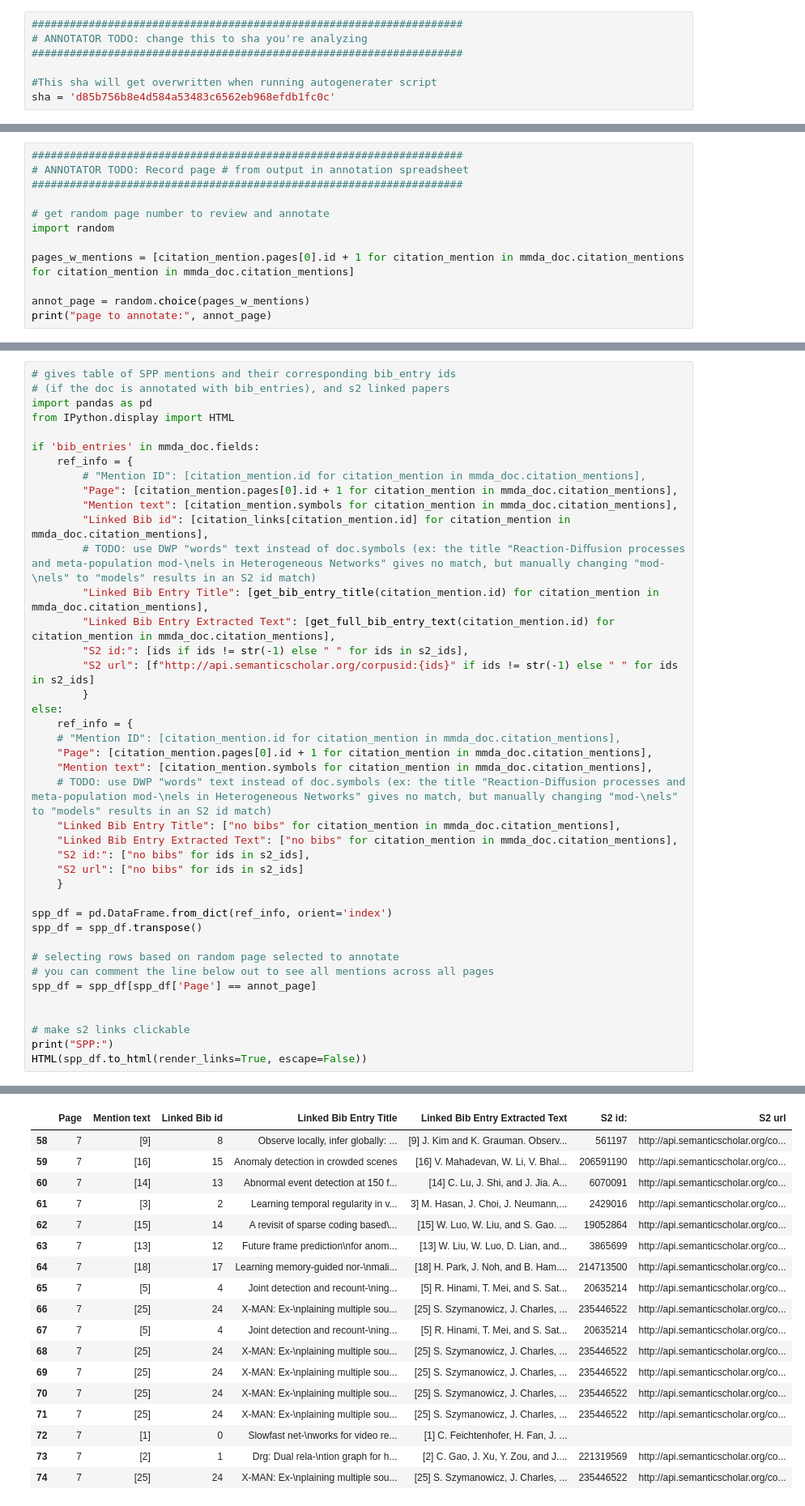
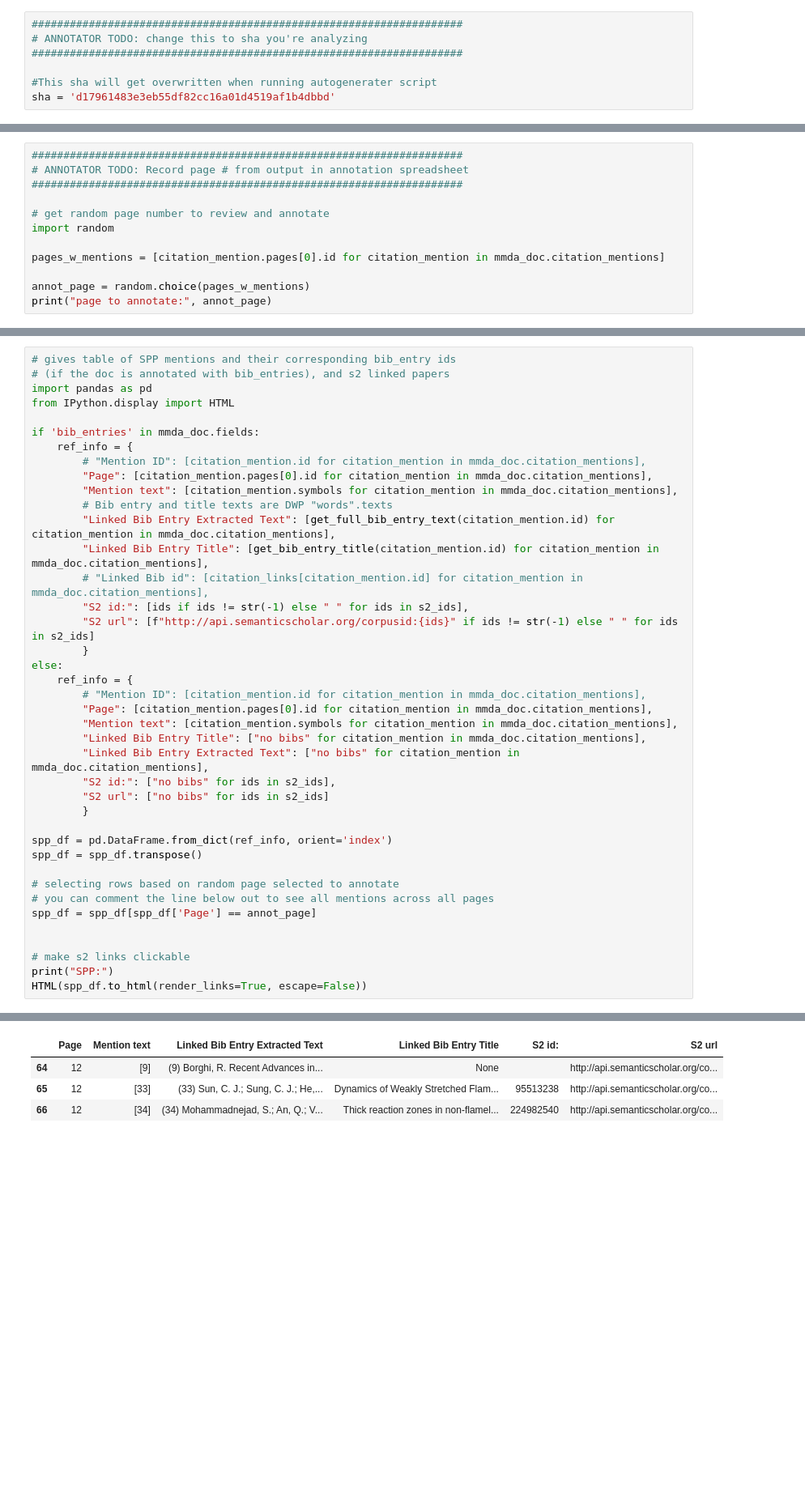
Before and after one commit to allenai/mmda, a Jupyter notebook: end_to_end_eval_easier.ipynb, the cells around one changed output, grey strips where cells are left out. Shown at 81% size. Cells and saved outputs as stored; diff of their text form; blank space fills up the shorter version.

```diff
--- a/end_to_end_eval_easier.ipynb
+++ b/end_to_end_eval_easier.ipynb
@@ -14,6 +17,6 @@ Retreive information about the sources for each annotation - mentions, bib-entri
 ####################################################################
 
 #This sha will get overwritten when running autogenerater script
-sha = 'd85b756b8e4d584a53483c6562eb968efdb1fc0c'
+sha = 'd17961483e3eb55df82cc16a01d4519af1b4dbbd'
 # %%
 # SPP version for Eval Sample
@@ -362,7 +252,7 @@ print(s2_ids)
 # get random page number to review and annotate
 import random
 
-pages_w_mentions = [citation_mention.pages[0].id + 1 for citation_mention in mmda_doc.citation_mentions for citation_mention in mmda_doc.citation_mentions]
+pages_w_mentions = [citation_mention.pages[0].id for citation_mention in mmda_doc.citation_mentions]
 
 annot_page = random.choice(pages_w_mentions)
 print("page to annotate:", annot_page)
@@ -371,61 +261,46 @@ page to annotate: 7
 # %%
 # gives table of SPP mentions and their corresponding bib_entry ids
 # (if the doc is annotated with bib_entries), and s2 linked papers
 import pandas as pd
 from IPython.display import HTML
 
 if 'bib_entries' in mmda_doc.fields:
     ref_info = {
         # "Mention ID": [citation_mention.id for citation_mention in mmda_doc.citation_mentions],
-        "Page": [citation_mention.pages[0].id + 1 for citation_mention in mmda_doc.citation_mentions],
+        "Page": [citation_mention.pages[0].id for citation_mention in mmda_doc.citation_mentions],
         "Mention text": [citation_mention.symbols for citation_mention in mmda_doc.citation_mentions],
-        "Linked Bib id": [citation_links[citation_mention.id] for citation_mention in mmda_doc.citation_mentions],
-        # TODO: use DWP "words" text instead of doc.symbols (ex: the title "Reaction-Diﬀusion processes and meta-population mod-\nels in Heterogeneous Networks" gives no match, but manually changing "mod-\nels" to "models" results in an S2 id match)
+        # Bib entry and title texts are DWP "words".texts
+        "Linked Bib Entry Extracted Text": [get_full_bib_entry_text(citation_mention.id) for citation_mention in mmda_doc.citation_mentions],
         "Linked Bib Entry Title": [get_bib_entry_title(citation_mention.id) for citation_mention in mmda_doc.citation_mentions],
-        "Linked Bib Entry Extracted Text": [get_full_bib_entry_text(citation_mention.id) for citation_mention in mmda_doc.citation_mentions],
+        # "Linked Bib id": [citation_links[citation_mention.id] for citation_mention in mmda_doc.citation_mentions],
         "S2 id:": [ids if ids != str(-1) else " " for ids in s2_ids],
         "S2 url": [f"http://api.semanticscholar.org/corpusid:{ids}" if ids != str(-1) else " " for ids in s2_ids]
         }
 else:
     ref_info = {
-    # "Mention ID": [citation_mention.id for citation_mention in mmda_doc.citation_mentions],
-    "Page": [citation_mention.pages[0].id + 1 for citation_mention in mmda_doc.citation_mentions],
-    "Mention text": [citation_mention.symbols for citation_mention in mmda_doc.citation_mentions],
-    # TODO: use DWP "words" text instead of doc.symbols (ex: the title "Reaction-Diﬀusion processes and meta-population mod-\nels in Heterogeneous Networks" gives no match, but manually changing "mod-\nels" to "models" results in an S2 id match)
-    "Linked Bib Entry Title": ["no bibs" for citation_mention in mmda_doc.citation_mentions],
-    "Linked Bib Entry Extracted Text": ["no bibs" for citation_mention in mmda_doc.citation_mentions],
-    "S2 id:": ["no bibs" for ids in s2_ids],
-    "S2 url": ["no bibs" for ids in s2_ids]
-    }
+        # "Mention ID": [citation_mention.id for citation_mention in mmda_doc.citation_mentions],
+        "Page": [citation_mention.pages[0].id for citation_mention in mmda_doc.citation_mentions],
+        "Mention text": [citation_mention.symbols for citation_mention in mmda_doc.citation_mentions],
+        "Linked Bib Entry Title": ["no bibs" for citation_mention in mmda_doc.citation_mentions],
+        "Linked Bib Entry Extracted Text": ["no bibs" for citation_mention in mmda_doc.citation_mentions],
+        "S2 id:": ["no bibs" for ids in s2_ids],
+        "S2 url": ["no bibs" for ids in s2_ids]
+        }
 
 spp_df = pd.DataFrame.from_dict(ref_info, orient='index')
 spp_df = spp_df.transpose()
 
 # selecting rows based on random page selected to annotate
 # you can comment the line below out to see all mentions across all pages
 spp_df = spp_df[spp_df['Page'] == annot_page]
 
 
 # make s2 links clickable
 print("SPP:")
 HTML(spp_df.to_html(render_links=True, escape=False))
 # %% [output]
 SPP:
-|  | Page | Mention text | Linked Bib id | Linked Bib Entry Title | Linked Bib Entry Extracted Text | S2 id: | S2 url |
-| 58 | 7 | [9] | 8 | Observe locally, infer globally: ... | [9] J. Kim and K. Grauman. Observ... | 561197 | http://api.semanticscholar.org/co... |
-| 59 | 7 | [16] | 15 | Anomaly detection in crowded scenes | [16] V. Mahadevan, W. Li, V. Bhal... | 206591190 | http://api.semanticscholar.org/co... |
-| 60 | 7 | [14] | 13 | Abnormal event detection at 150 f... | [14] C. Lu, J. Shi, and J. Jia. A... | 6070091 | http://api.semanticscholar.org/co... |
-| 61 | 7 | [3] | 2 | Learning temporal regularity in v... | 3] M. Hasan, J. Choi, J. Neumann,... | 2429016 | http://api.semanticscholar.org/co... |
-| 62 | 7 | [15] | 14 | A revisit of sparse coding based\... | [15] W. Luo, W. Liu, and S. Gao. ... | 19052864 | http://api.semanticscholar.org/co... |
-| 63 | 7 | [13] | 12 | Future frame prediction\nfor anom... | [13] W. Liu, W. Luo, D. Lian, and... | 3865699 | http://api.semanticscholar.org/co... |
-| 64 | 7 | [18] | 17 | Learning memory-guided nor-\nmali... | [18] H. Park, J. Noh, and B. Ham.... | 214713500 | http://api.semanticscholar.org/co... |
-| 65 | 7 | [5] | 4 | Joint detection and recount-\ning... | [5] R. Hinami, T. Mei, and S. Sat... | 20635214 | http://api.semanticscholar.org/co... |
-| 66 | 7 | [25] | 24 | X-MAN: Ex-\nplaining multiple sou... | [25] S. Szymanowicz, J. Charles, ... | 235446522 | http://api.semanticscholar.org/co... |
-| 67 | 7 | [5] | 4 | Joint detection and recount-\ning... | [5] R. Hinami, T. Mei, and S. Sat... | 20635214 | http://api.semanticscholar.org/co... |
-| 68 | 7 | [25] | 24 | X-MAN: Ex-\nplaining multiple sou... | [25] S. Szymanowicz, J. Charles, ... | 235446522 | http://api.semanticscholar.org/co... |
-| 69 | 7 | [25] | 24 | X-MAN: Ex-\nplaining multiple sou... | [25] S. Szymanowicz, J. Charles, ... | 235446522 | http://api.semanticscholar.org/co... |
-| 70 | 7 | [25] | 24 | X-MAN: Ex-\nplaining multiple sou... | [25] S. Szymanowicz, J. Charles, ... | 235446522 | http://api.semanticscholar.org/co... |
-| 71 | 7 | [25] | 24 | X-MAN: Ex-\nplaining multiple sou... | [25] S. Szymanowicz, J. Charles, ... | 235446522 | http://api.semanticscholar.org/co... |
-| 72 | 7 | [1] | 0 | Slowfast net-\nworks for video re... | [1] C. Feichtenhofer, H. Fan, J. ... |  |  |
-| 73 | 7 | [2] | 1 | Drg: Dual rela-\ntion graph for h... | [2] C. Gao, J. Xu, Y. Zou, and J.... | 221319569 | http://api.semanticscholar.org/co... |
-| 74 | 7 | [25] | 24 | X-MAN: Ex-\nplaining multiple sou... | [25] S. Szymanowicz, J. Charles, ... | 235446522 | http://api.semanticscholar.org/co... |
+|  | Page | Mention text | Linked Bib Entry Extracted Text | Linked Bib Entry Title | S2 id: | S2 url |
+| 64 | 12 | [9] | (9) Borghi, R. Recent Advances in... | None |  | http://api.semanticscholar.org/co... |
+| 65 | 12 | [33] | (33) Sun, C. J.; Sung, C. J.; He,... | Dynamics of Weakly Stretched Flam... | 95513238 | http://api.semanticscholar.org/co... |
+| 66 | 12 | [34] | (34) Mohammadnejad, S.; An, Q.; V... | Thick reaction zones in non-ﬂamel... | 224982540 | http://api.semanticscholar.org/co... |
```
Also changed, not shown: parts of 24 cells of this notebook, 1 other file.
